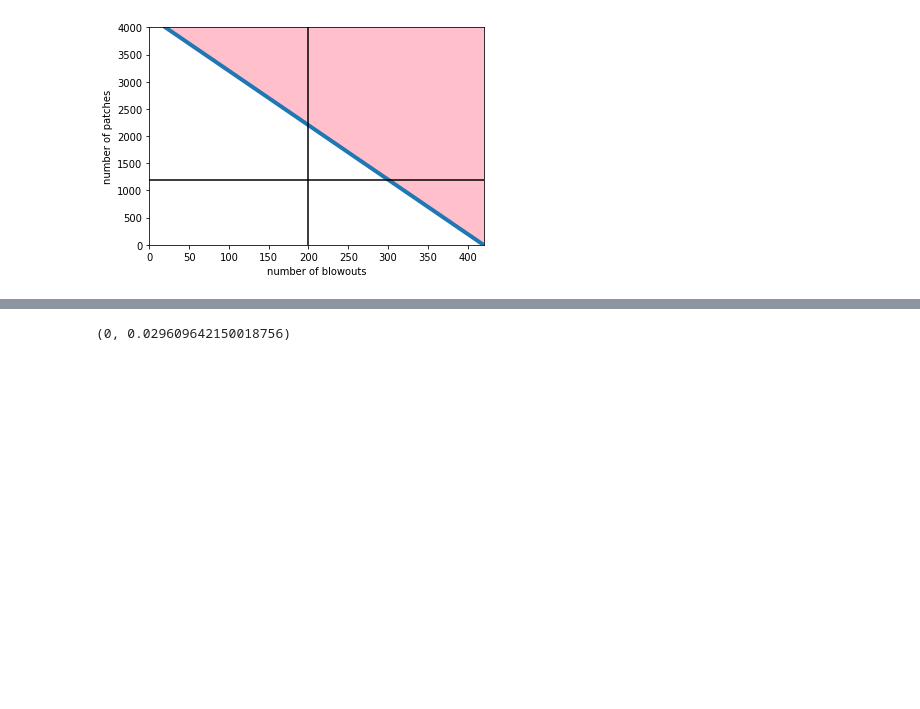
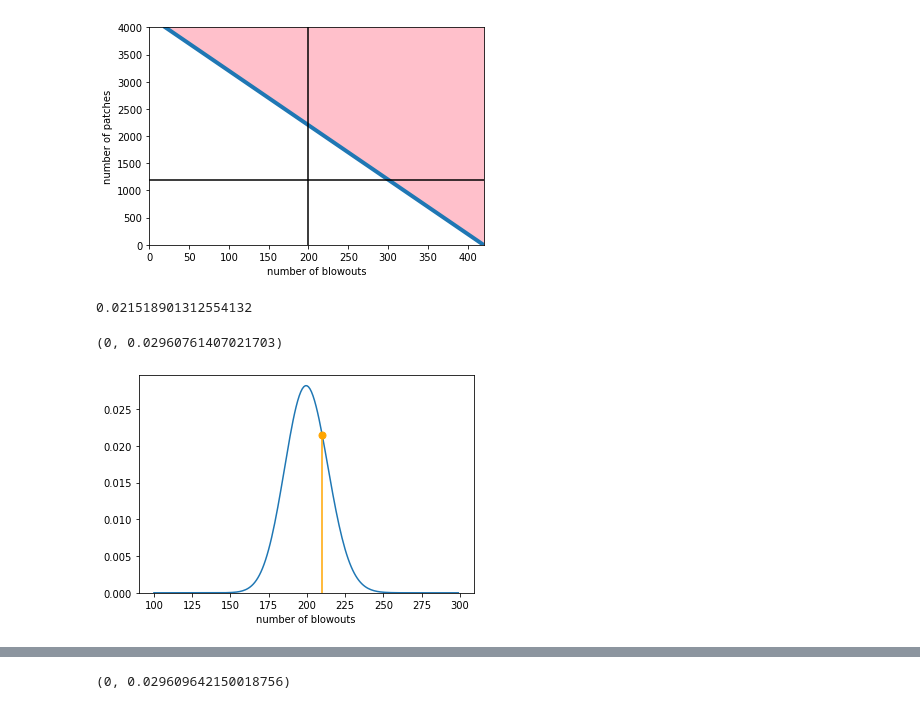
Before and after one commit to willcasey/car_buying, a Jupyter notebook: extended_warranties/math_of_extended_warranties.ipynb, the cells around one changed output, grey strips where cells are left out. Drawn from its saved outputs; the diff is of its cells as text; code cells hidden in the pictures; blank space fills up the shorter version.

```diff
--- a/extended_warranties/math_of_extended_warranties.ipynb
+++ b/extended_warranties/math_of_extended_warranties.ipynb
@@ -80,9 +89,9 @@ def poisson_probs(k, lam, condition='<='):
 # %%
 nr_customers = 1000
-n = nr_customers*4*365 #1000 customers times 4 tires
+n = nr_customers*4 #1000 customers times 4 tires
 
-blowout_p = 0.05/365
-patch_p = 0.3/365
+blowout_p = 0.05
+patch_p = 0.3
 
 cost_of_blowout = 200
 cost_of_patch = 20
@@ -107,3 +120,20 @@ plt.ylim(0, 4000)
 # %% [output]
 (0, 4000)
 [figure]
+# %%
+st.poisson.pmf(210, blowout_lam)
+# %% [output]
+0.021518901312554132
+# %%
+r = np.arange(100, 300)
+p210 = st.poisson.pmf(210, blowout_lam)
+y = st.poisson.pmf(r, blowout_lam)
+plt.plot(r, y)
+plt.plot(210, p210, marker='.', markersize=14, color='orange')
+plt.axvline(210, 0, 0.02/0.028, color='orange')
+plt.xlabel("number of blowouts")
+# plt.fill_between(x=r[110:], y1=y[110:], color='orange')
+plt.ylim(0)
+# %% [output]
+(0, 0.02960761407021703)
+[figure, added]
```
Also changed, not shown: parts of 6 cells of this notebook.
